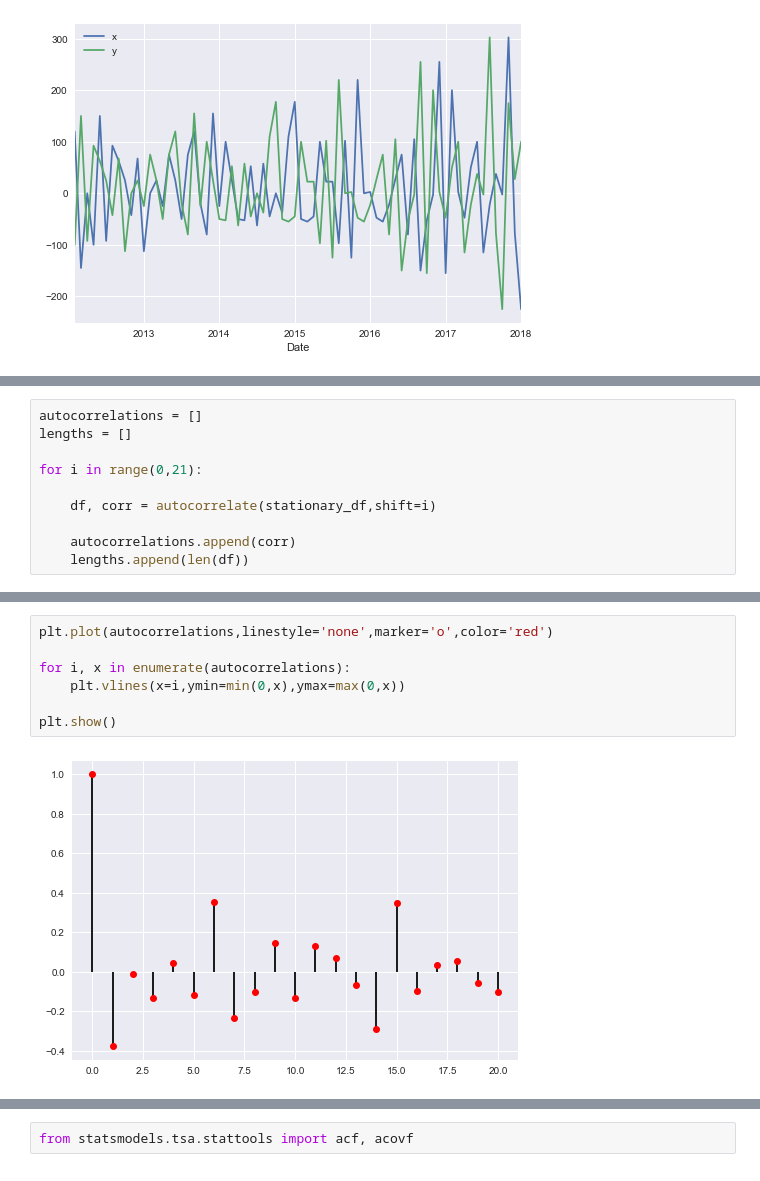
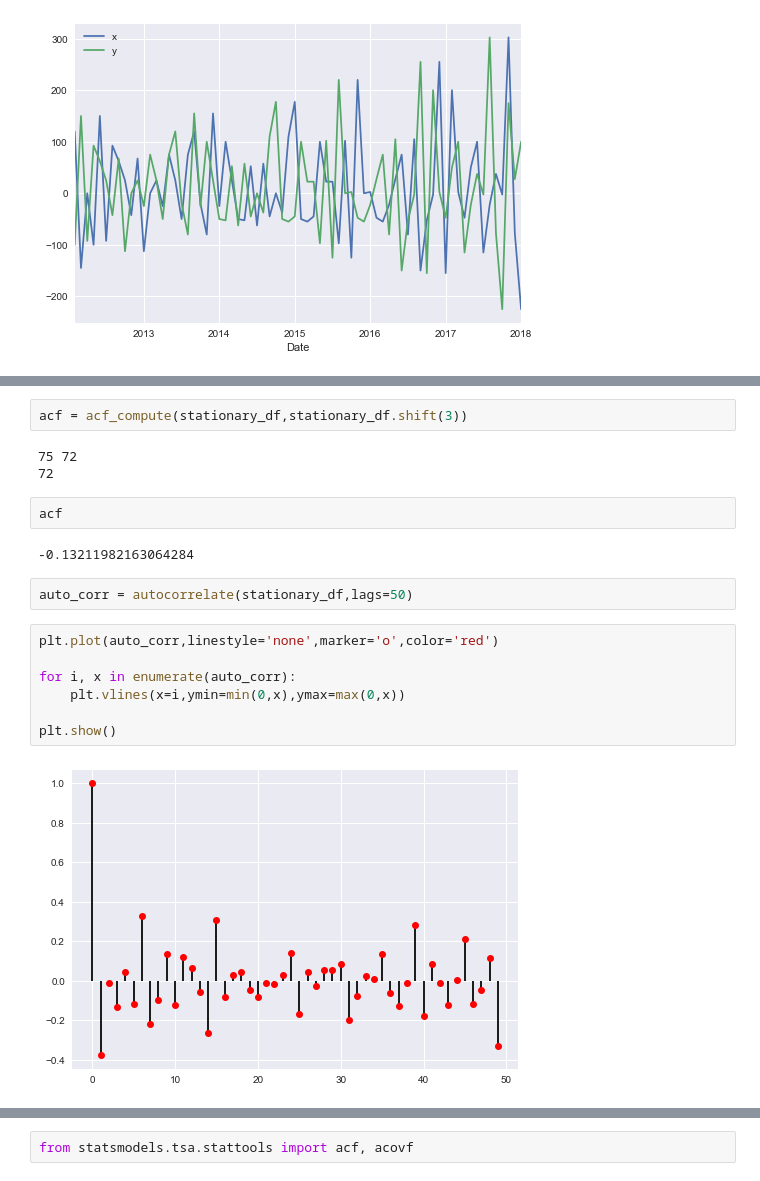
Before and after one commit to MichaelNormandyGavin/Zillow-Apartments, a Jupyter notebook: zillow_eda.ipynb, the cells around one changed output, grey strips where cells are left out. Cells and saved outputs as stored; diff of their text form.

```diff
--- a/zillow_eda.ipynb
+++ b/zillow_eda.ipynb
@@ -416,10 +413,0 @@ df, corr = autocorrelate(stationary_df)
-# %%
-autocorrelations = []
-lengths = []
-
-for i in range(0,21):
-
-    df, corr = autocorrelate(stationary_df,shift=i)
-
-    autocorrelations.append(corr)
-    lengths.append(len(df))
@@ -426,12 +446,23 @@ for i in range(0,21):
+# %%
+acf = acf_compute(stationary_df,stationary_df.shift(3))
+# %% [output]
+75 72
+72
+# %%
+acf
+# %% [output]
+-0.13211982163064284
+# %%
+auto_corr = autocorrelate(stationary_df,lags=50)
 # %%
-plt.plot(autocorrelations,linestyle='none',marker='o',color='red')
+plt.plot(auto_corr,linestyle='none',marker='o',color='red')
 
-for i, x in enumerate(autocorrelations):
+for i, x in enumerate(auto_corr):
     plt.vlines(x=i,ymin=min(0,x),ymax=max(0,x))
 
 plt.show()
 # %% [output]
-[figure, old version]
+[figure, new version]
 # %% [markdown]
 ### Voila! A custom Autocorrelation function that resembles statsmodels acf function:
 
```
Also changed, not shown: parts of 14 cells of this notebook, 1 other file.
